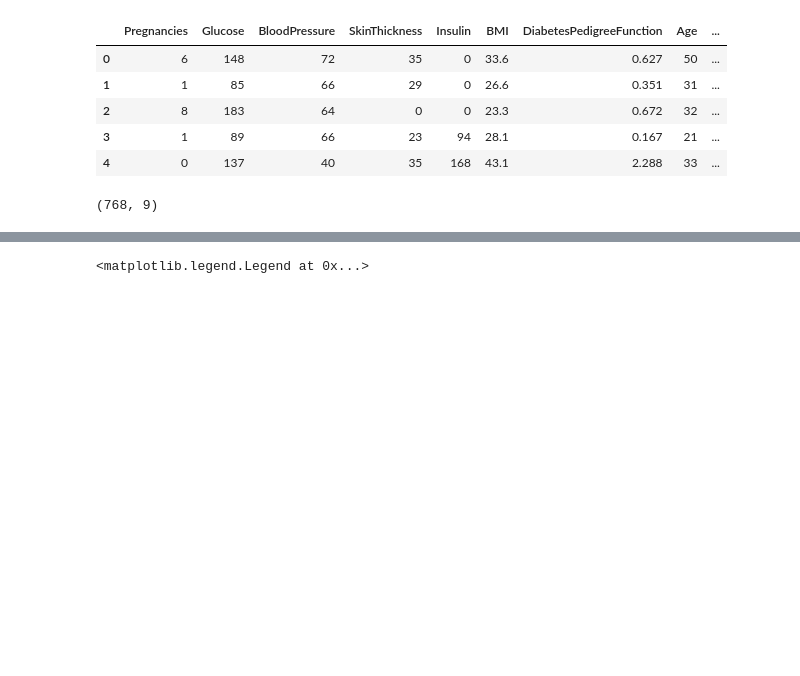
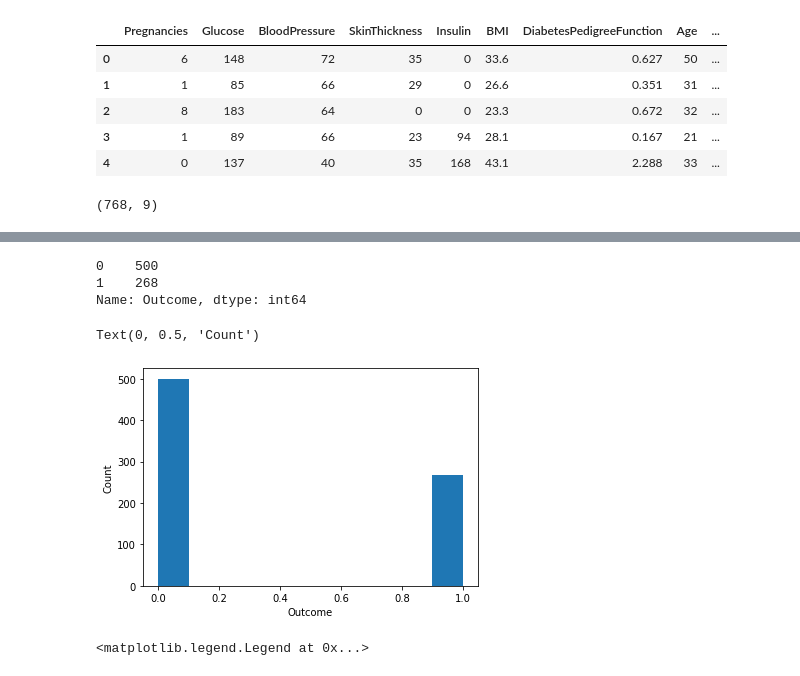
Before and after one commit to Lounes-Kheris98/diabete.predict, a Jupyter notebook: Predict_Diabets_OA.ipynb, the cells around one changed output, grey strips where cells are left out. Drawn from its saved outputs; the diff is of its cells as text; code cells hidden in the pictures; blank space fills up the shorter version.

```diff
--- a/Predict_Diabets_OA.ipynb
+++ b/Predict_Diabets_OA.ipynb
@@ -78,0 +85,7 @@ Text(0, 0.5, 'Glucose')
+# %%
+#We have 268 patients who are diabetic and the other 500 not
+dataset.Outcome.value_counts()
+# %% [output]
+0    500
+1    268
+Name: Outcome, dtype: int64
@@ -79,3 +94,11 @@ Text(0, 0.5, 'Glucose')
+# %%
+#A histogram showing the number of people with and without diabetes
+plt.hist(dataset['Outcome'])
+plt.xlabel('Outcome')
+plt.ylabel('Count')
+# %% [output]
+Text(0, 0.5, 'Count')
+[figure, added]
 # %%
 plt.scatter(dataset[dataset.Outcome==1].Age,dataset[dataset.Outcome==1].Glucose,label="Diabétique",c="r")
 plt.scatter(dataset[dataset.Outcome==0].Age,dataset[dataset.Outcome==0].Glucose,label="No Diabétique",c="b")
```
Also changed, not shown: parts of 26 cells of this notebook.
